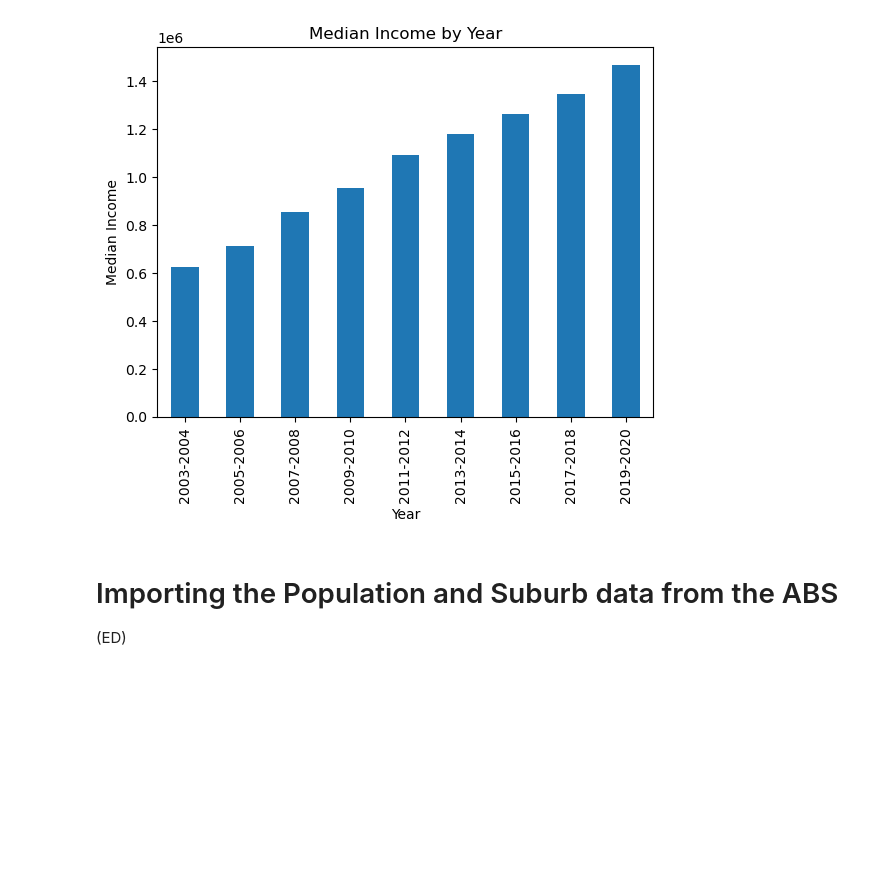
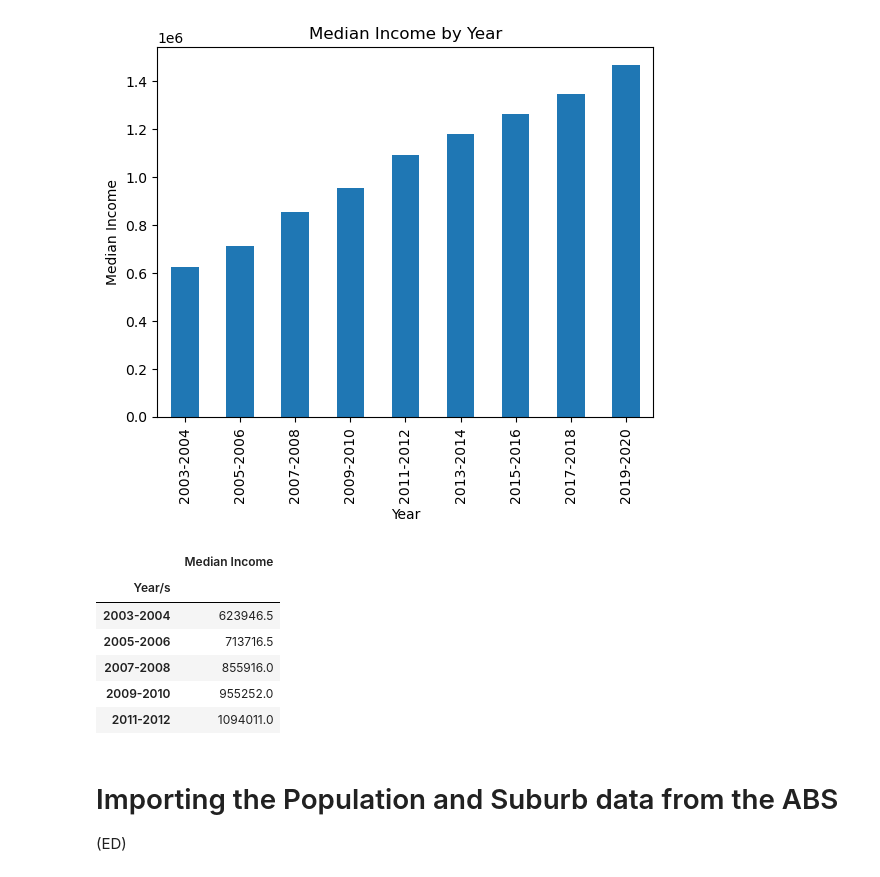
Before and after one commit to ElizabethDashwood/project-one-team2, a Jupyter notebook: HousePriceIncomeSuburb.ipynb, the cells around one changed output. Drawn from its saved outputs; the diff is of its cells as text; code cells hidden in the pictures; blank space fills up the shorter version.

```diff
--- a/Chart and graphs.ipynb
+++ b/HousePriceIncomeSuburb.ipynb
@@ -343,6 +343,24 @@ plt.ylabel('Median Income')
 plt.show()
 # %% [output]
 [figure]
+# %%
+# calculate median income
+median_income = household_income_df.median()
+median_income
+
+# Median income DF
+median_income_df = household_income_df.median()
+median_income_df = pd.DataFrame(median_income_df)
+median_income_df = median_income_df.rename(columns={0: 'Median Income'})
+median_income_df.head()
+# %% [output]
+|  | Median Income |
+| Year/s |  |
+| 2003-2004 | 623946.5 |
+| 2005-2006 | 713716.5 |
+| 2007-2008 | 855916.0 |
+| 2009-2010 | 955252.0 |
+| 2011-2012 | 1094011.0 |
 # %% [markdown]
 # Importing the Population and Suburb data from the ABS
 (ED)
```
Also changed, not shown: parts of 5 cells of this notebook.
